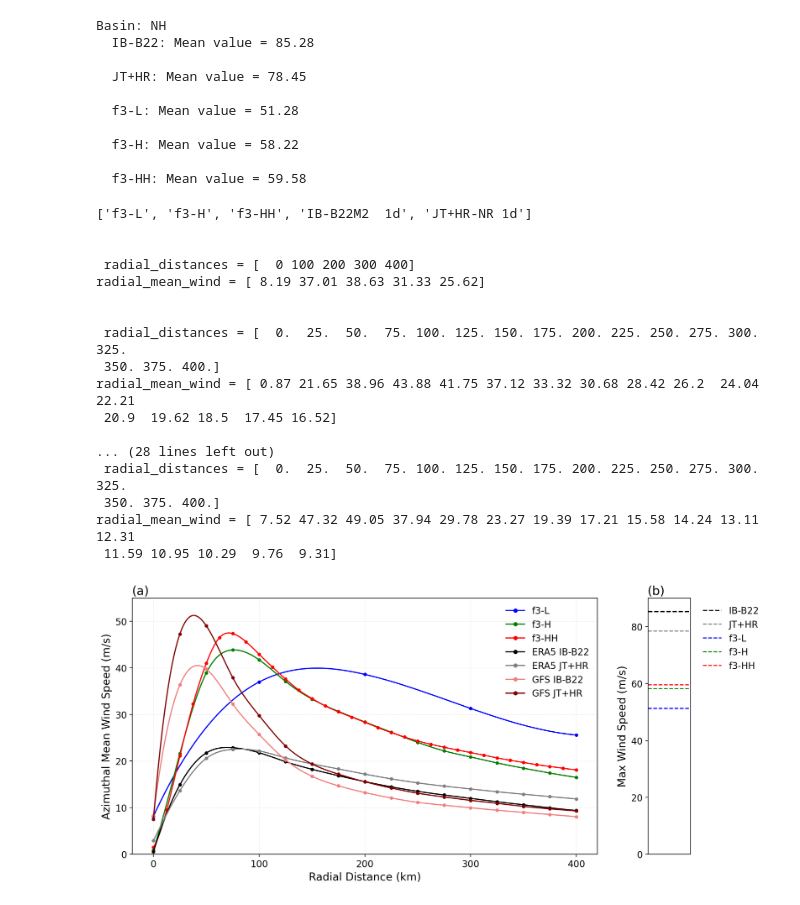
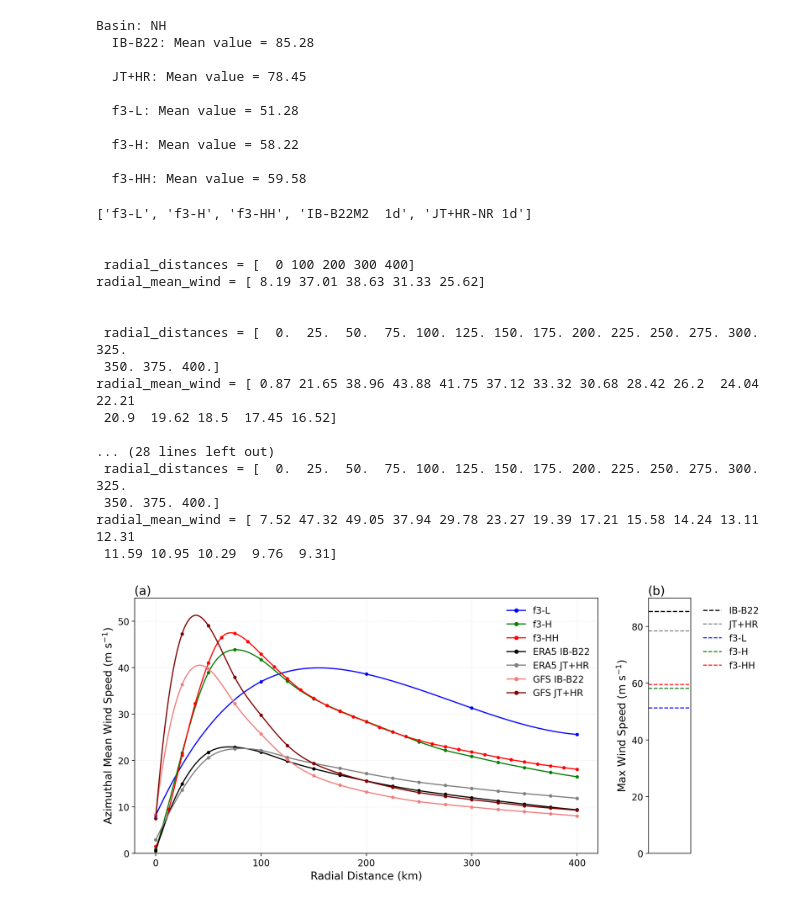
Before and after one commit to zagchange/CAS_FGOALS-f3_TC, a Jupyter notebook: Script/11_Azimuthal mean wind speed profile.ipynb, the cells around one changed output. Drawn from its saved outputs; the diff is of its cells as text; code cells hidden in the pictures.

```diff
--- a/Script/11_Azimuthal mean wind speed profile.ipynb
+++ b/Script/11_Azimuthal mean wind speed profile.ipynb
@@ -320,7 +320,7 @@ def plot_azimuthal_radial_profile_extend(average_data, average_data_gfs, output_
 
     # Formatting plot
     ax1.set_xlabel('Radial Distance (km)', fontsize=14)
-    ax1.set_ylabel('Azimuthal Mean Wind Speed (m/s)', fontsize=14)
+    ax1.set_ylabel('Azimuthal Mean Wind Speed (m s$^{-1}$)', fontsize=14)
     # ax1.set_title(f'Azimuthal Mean Wind Profile ({basin})', fontsize=14)
     # Manually define the legend with handles and labels to avoid redundancy
     #ax1.legend(['f3-L', 'f3-H', 'f3-HH','ERA5-IB-B22', 'ERA5-JT+HR', 'GFS-IB-B22', 'GFS-JT+HR'], loc='upper right', fontsize=12, frameon=False, ncol=1)
@@ -341,7 +341,7 @@ def plot_azimuthal_radial_profile_extend(average_data, average_data_gfs, output_
     ax2.set_ylim(0, 90)  # Y-axis limits from 0 to 90
     ax2.set_yticks(np.arange(0, 91, 20))  # Y ticks from 0 to 90, with step of 20
     ax2.tick_params(axis='y', which='major', labelsize=12)
-    ax2.set_ylabel('Max Wind Speed (m/s)', fontsize=14)
+    ax2.set_ylabel(r'Max Wind Speed (m s$^{-1}$)', fontsize=14)
 
     # Hide x-axis ticks and labels for ax2
     ax2.set_xticks([])  # Hide x-axis ticks
@@ -388,31 +388,31 @@ color_map = {
     'f3-H': 'green',
     'f3-HH': 'red'
 }
 
 markersize=3.5
 smooth_fac = 500
 
 # Load data
 sdata = load_data(wrk_path, spc_setup, sources, basin)
 sdata_gfs = load_data(wrk_path, spc_setup_gfs, sources_gfs, basin)
 # Example of calling this function
 plot_azimuthal_radial_profile_extend(sdata, sdata_gfs, out_path, color_map)
 # %% [output]
 ['f3-L', 'f3-H', 'f3-HH', 'IB-B22M2  1d', 'JT+HR-NR 1d']
 
 
  radial_distances = [  0 100 200 300 400]
 radial_mean_wind = [ 8.19 37.01 38.63 31.33 25.62]
 
 
  radial_distances = [  0.  25.  50.  75. 100. 125. 150. 175. 200. 225. 250. 275. 300. 325.
  350. 375. 400.]
 radial_mean_wind = [ 0.87 21.65 38.96 43.88 41.75 37.12 33.32 30.68 28.42 26.2  24.04 22.21
  20.9  19.62 18.5  17.45 16.52]
 
 ... (28 lines left out)
  radial_distances = [  0.  25.  50.  75. 100. 125. 150. 175. 200. 225. 250. 275. 300. 325.
  350. 375. 400.]
 radial_mean_wind = [ 7.52 47.32 49.05 37.94 29.78 23.27 19.39 17.21 15.58 14.24 13.11 12.31
  11.59 10.95 10.29  9.76  9.31]
-[figure, old version]
+[figure, new version]
```
